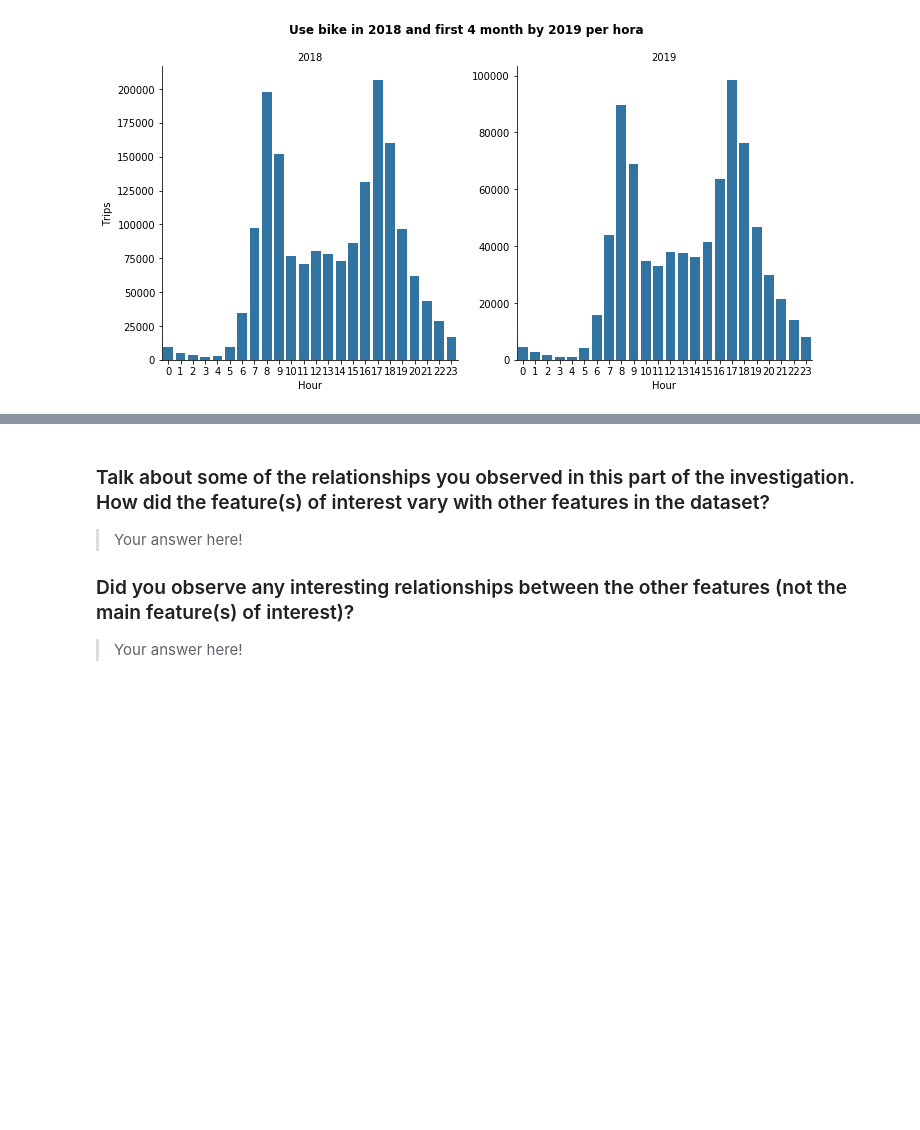
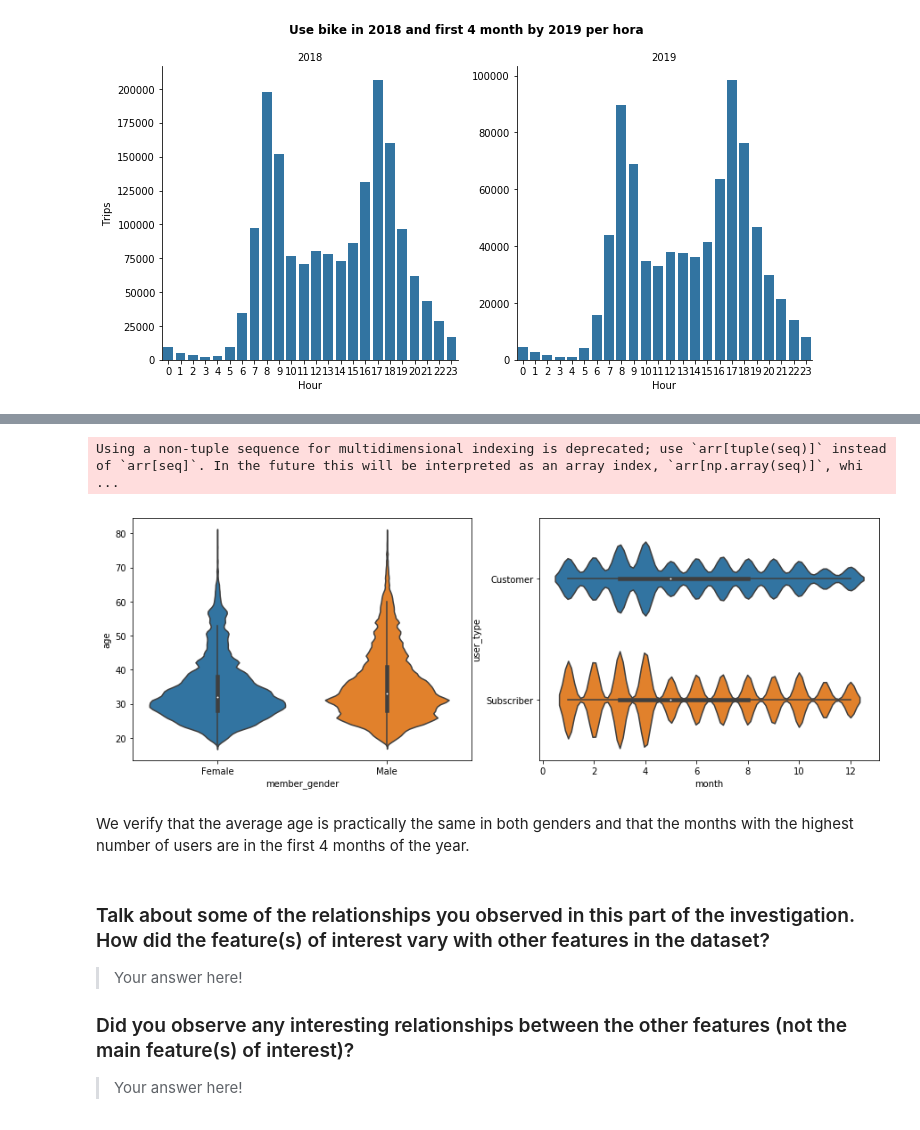
Before and after one commit to apozuelog/Data-visualization-project, a Jupyter notebook: exploration.ipynb, the cells around one changed output, grey strips where cells are left out. Drawn from its saved outputs; the diff is of its cells as text; code cells hidden in the pictures; blank space fills up the shorter version.

```diff
--- a/exploration.ipynb
+++ b/exploration.ipynb
@@ -455,3 +382,16 @@ fashion in the previous section (univariate exploration).
+# %%
+plt.figure(figsize = [15, 5])
+
+plt.subplot(121)
+sb.violinplot(data = df_clean, x = 'member_gender', y = 'age')
+
+plt.subplot(122)
+sb.violinplot(data = df_clean, x = 'month', y = 'user_type');
+# %% [output]
+Using a non-tuple sequence for multidimensional indexing is deprecated; use `arr[tuple(seq)]` instead of `arr[seq]`. In the future this will be interpreted as an array index, `arr[np.array(seq)]`, whi ...
+[figure, added]
+# %% [markdown]
+We verify that the average age is practically the same in both genders and that the months with the highest number of users are in the first 4 months of the year.
 # %% [markdown]
 ### Talk about some of the relationships you observed in this part of the investigation. How did the feature(s) of interest vary with other features in the dataset?
 
```
Also changed, not shown: parts of 28 cells of this notebook.
